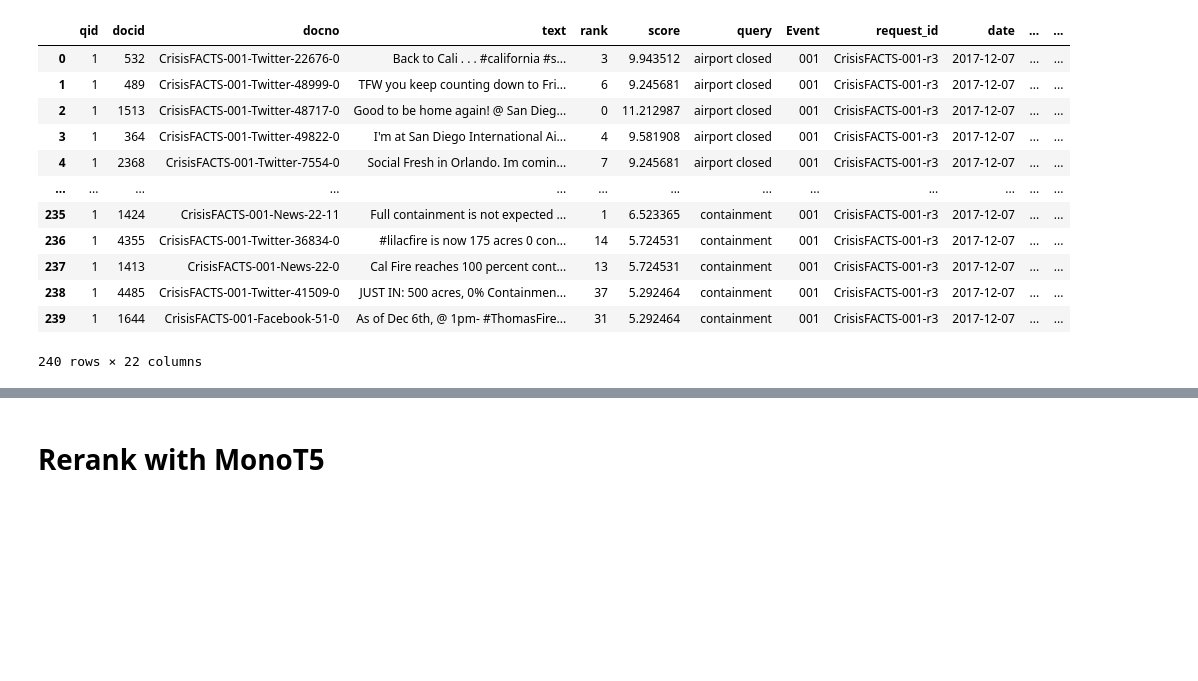
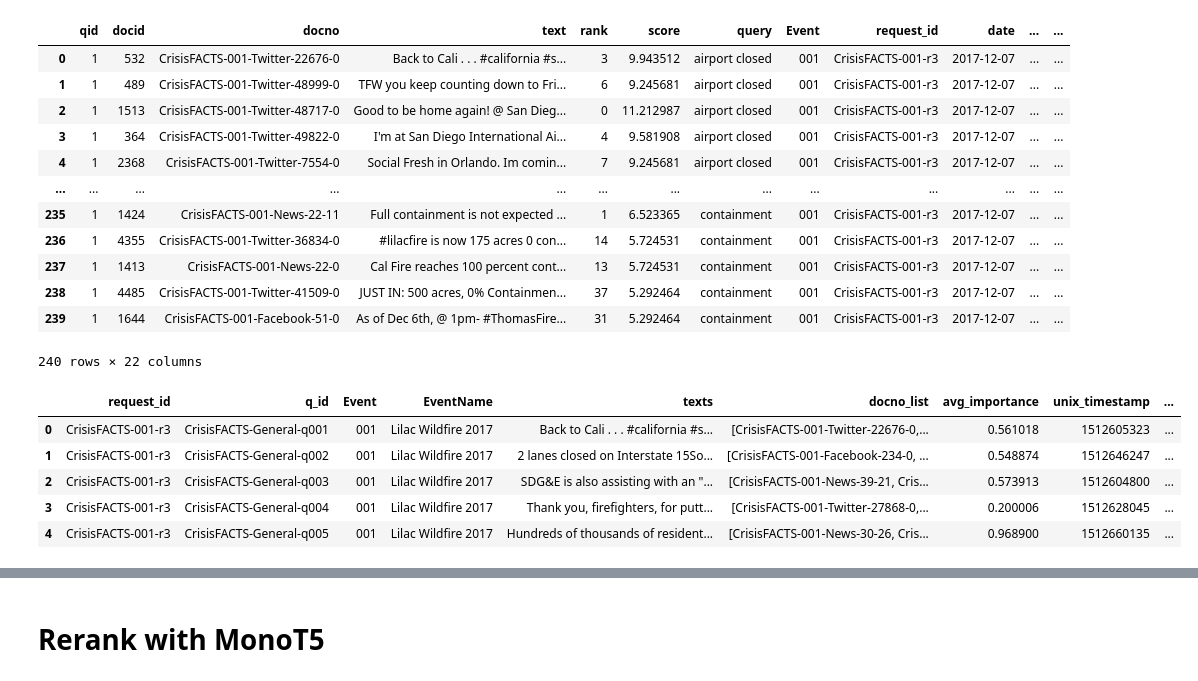
Before and after one commit to jaehobahng/crisisfacts_summarization, a Jupyter notebook: example.ipynb, the cells around one changed output, grey strips where cells are left out. Cells and saved outputs as stored; diff of their text form; code cells hidden in the pictures; blank space fills up the shorter version.

```diff
--- a/example.ipynb
+++ b/example.ipynb
@@ -42,8 +42,8 @@ eventsMeta = get_eventsMeta(eventNoList='001', days=1)
 mine = crisis(events = eventsMeta)
 
 final_df, time_taken, memory_used = mine.rank_rerank_colbert(model = 'BM25')
-# result_df = mine.group_doc(final_df)
-# a, b, c = mine.gpt_summary(result_df, api)
+result_df = mine.group_doc(final_df)
+a, b, c = mine.gpt_summary(result_df, api)
 # %% [output]
 Loading ColBERTRanker model answerdotai/answerai-colbert-small-v1 (this message can be suppressed by setting verbose=0)
 No device set
@@ -74,3 +70,12 @@ final_df
 | 238 | 1 | 4485 | CrisisFACTS-001-Twitter-41509-0 | JUST IN: 500 acres, 0% Containmen... | 37 | 5.292464 | containment | 001 | CrisisFACTS-001-r3 | 2017-12-07 | ... | ... |
 | 239 | 1 | 1644 | CrisisFACTS-001-Facebook-51-0 | As of Dec 6th, @ 1pm- #ThomasFire... | 31 | 5.292464 | containment | 001 | CrisisFACTS-001-r3 | 2017-12-07 | ... | ... |
 240 rows × 22 columns
+# %%
+result_df.head()
+# %% [output]
+|  | request_id | q_id | Event | EventName | texts | docno_list | avg_importance | unix_timestamp | ... |
+| 0 | CrisisFACTS-001-r3 | CrisisFACTS-General-q001 | 001 | Lilac Wildfire 2017 | Back to Cali . . . #california #s... | [CrisisFACTS-001-Twitter-22676-0,... | 0.561018 | 1512605323 | ... |
+| 1 | CrisisFACTS-001-r3 | CrisisFACTS-General-q002 | 001 | Lilac Wildfire 2017 | 2 lanes closed on Interstate 15So... | [CrisisFACTS-001-Facebook-234-0, ... | 0.548874 | 1512646247 | ... |
+| 2 | CrisisFACTS-001-r3 | CrisisFACTS-General-q003 | 001 | Lilac Wildfire 2017 | SDG&E is also assisting with an "... | [CrisisFACTS-001-News-39-21, Cris... | 0.573913 | 1512604800 | ... |
+| 3 | CrisisFACTS-001-r3 | CrisisFACTS-General-q004 | 001 | Lilac Wildfire 2017 | Thank you, firefighters, for putt... | [CrisisFACTS-001-Twitter-27868-0,... | 0.200006 | 1512628045 | ... |
+| 4 | CrisisFACTS-001-r3 | CrisisFACTS-General-q005 | 001 | Lilac Wildfire 2017 | Hundreds of thousands of resident... | [CrisisFACTS-001-News-30-26, Cris... | 0.968900 | 1512660135 | ... |
```
Also changed, not shown: parts of 6 cells of this notebook, 1 other file.
